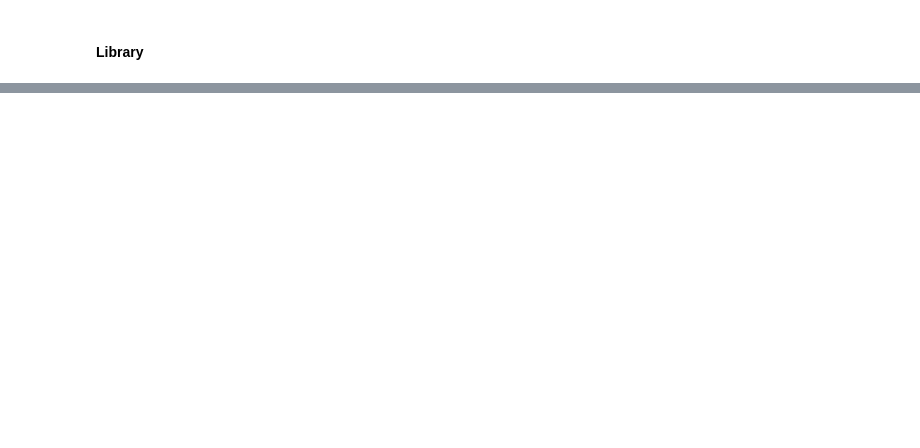
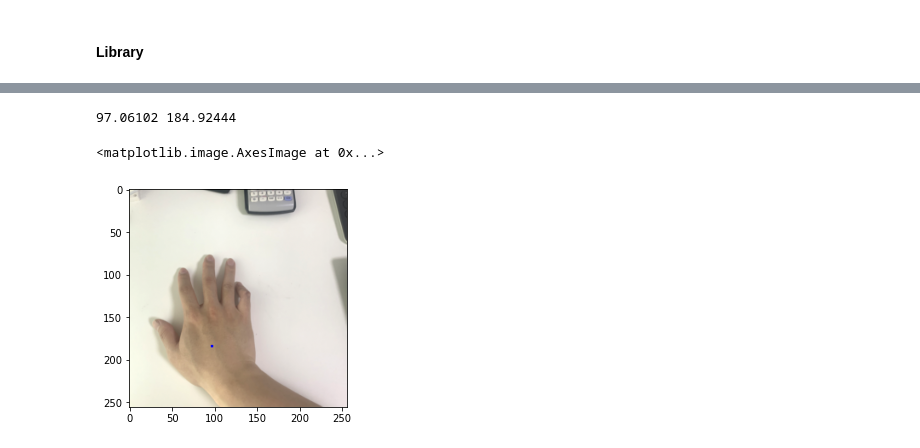
Before and after one commit to heyjaekim/Acupuncture-Points, a Jupyter notebook: CV_DeepLearning/Acup_Train.ipynb, the cells around one changed output, grey strips where cells are left out. Cells and saved outputs as stored; diff of their text form; code cells hidden in the pictures; blank space fills up the shorter version.

```diff
--- a/CV_DeepLearning/Acup_Train.ipynb
+++ b/CV_DeepLearning/Acup_Train.ipynb
@@ -392,0 +82,18 @@ print(set(os_saved) ^ set(keys_modified))
+# %%
+model_name = 'resnet34' #
+model = create_model(model_name)
+device = torch.device("cuda:0" if torch.cuda.is_available() else "cpu")
+print('device: ', device) # cuda:0 뜨면 gpu
+model.to(device) # model gpu 로 바꿔주자
+
+best_val = 100000000
+learning_rate = 0.001
+optimizer = torch.optim.Adam(model.parameters(), lr = learning_rate, betas = (0.5, 0.999))
+scheduler = StepLR(optimizer, step_size = 1, gamma = 0.9)
+class_loss = class_loss()
+coord_loss = coord_loss()
+today = str(datetime.datetime.now().today())
+time_info = today[5:7] +today[8:10] + '_' + today[11:13] + today[14:16]
+args.prefix = kw + time_info + additional_info
+args.epochs = 80
+writer = SummaryWriter('runs/'+args.prefix)
@@ -392,0 +144,26 @@ print(set(os_saved) ^ set(keys_modified))
+# %%
+# testdata 폴더에 이미지 넣고 직접 테스트 해보는 것도 가능
+# 이때 모델이 훈련한 사이즈로 resize 해줘야 함 (기본:256)
+
+i = 4
+
+dir1 = './testdata/test' + str(i) + '.jpg'
+img = Image.open(dir1)
+img = img.rotate(-90)
+transform = transforms.Compose([transforms.Resize(size = 256),transforms.ToTensor()])
+img = transform(img)
+np_img = np.transpose( to_numpy(img), (1,2,0))
+
+img2 = clear_background(cv2.imread(dir1))
+img2 = cv2.cvtColor(img2, cv2.COLOR_BGR2RGB)
+im_pil = Image.fromarray(img2)
+img2 = transform(im_pil)
+
+_, out2 = model(img2.unsqueeze(0).to('cuda'))
+x,y = to_numpy(out2)[0]
+print(x,y)
+plt.imshow(create_circle_patch(np_img, x, y, color = 'blue'))
+# %% [output]
+97.06102 184.92444
+<matplotlib.image.AxesImage at 0x...>
+[figure, added]
```
Also changed, not shown: parts of 80 cells of this notebook, 2 other files.
